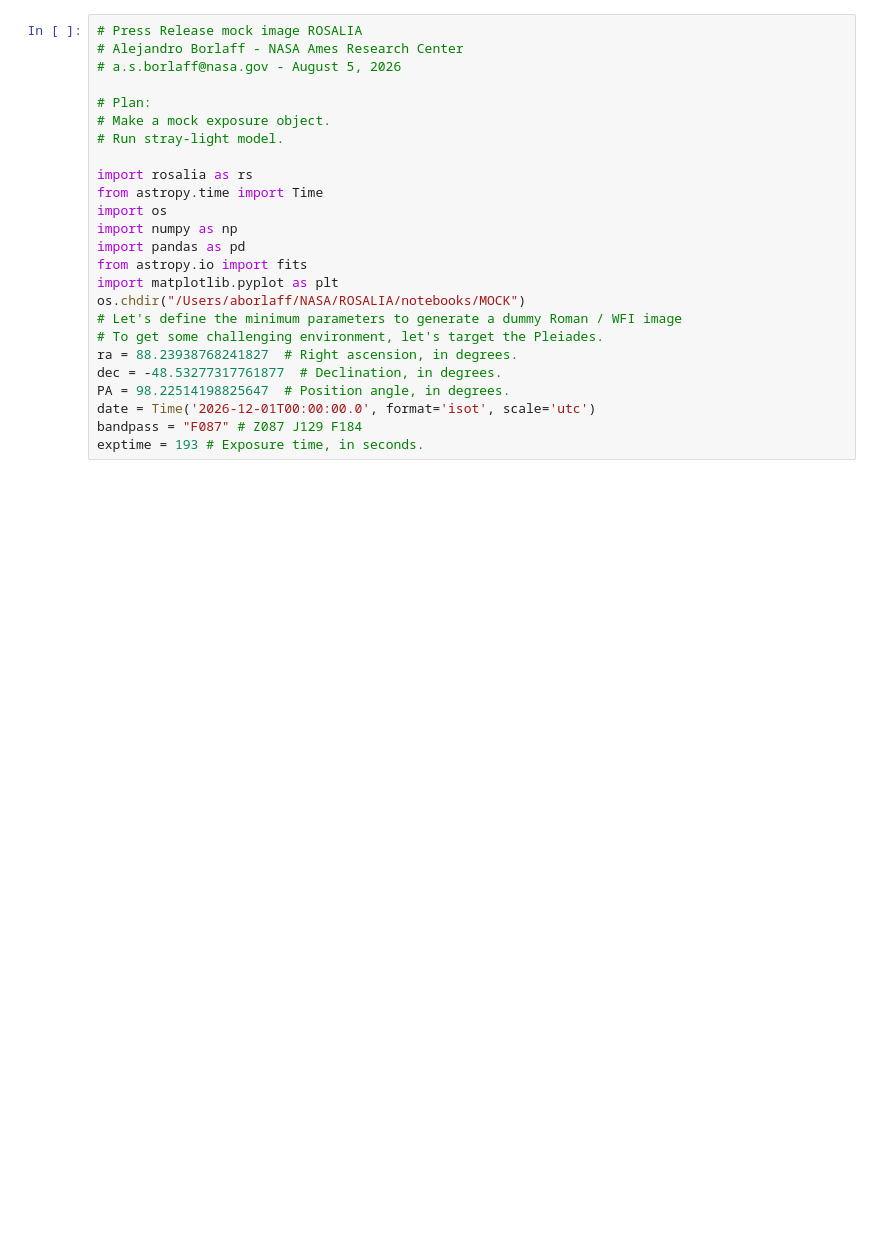
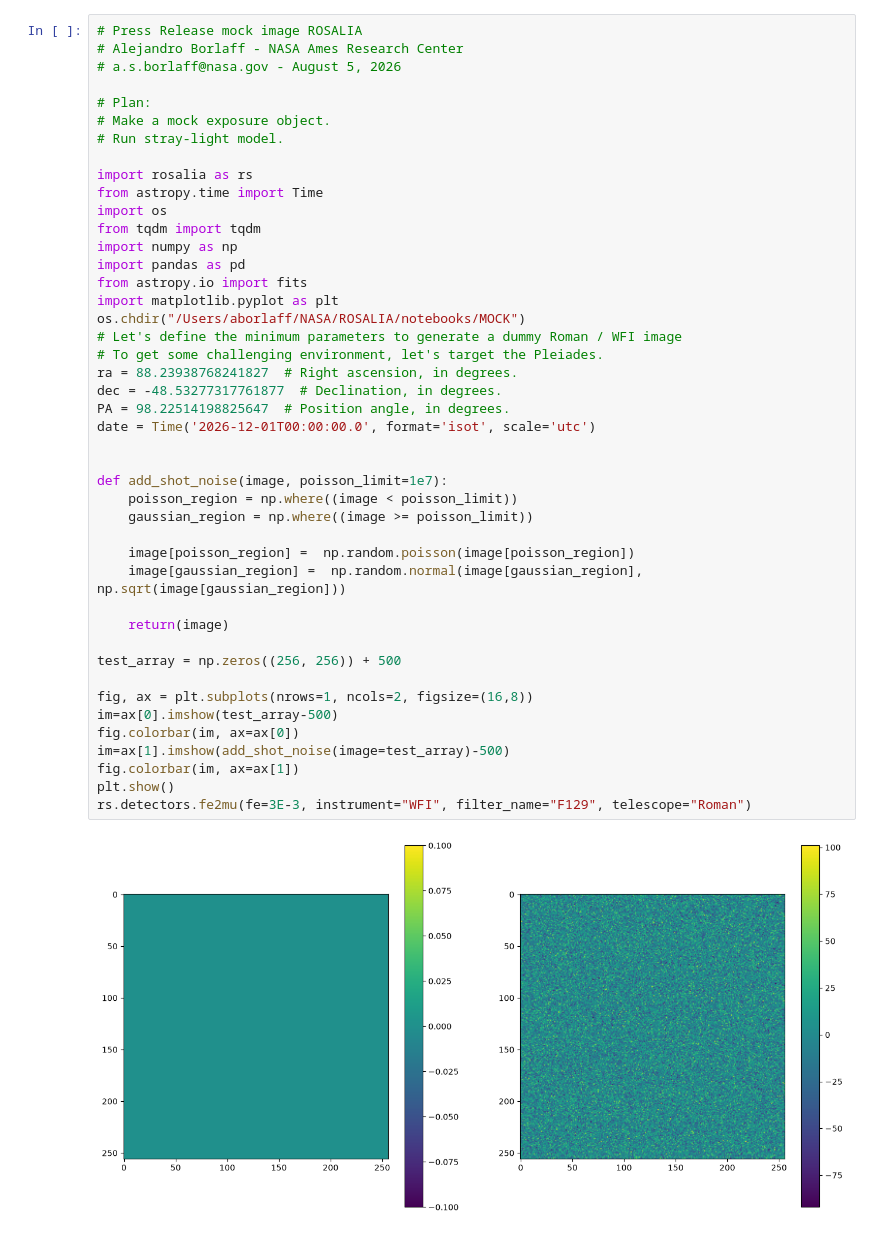
Before and after one commit to Borlaff/ROSALIA, a Jupyter notebook: notebooks/MOCK/P2_Press_exposures_with_noise.ipynb, the cells around one changed output. Cells and saved outputs as stored; diff of their text form; blank space fills up the shorter version.

```diff
--- a/notebooks/MOCK/P2_Press_exposures_with_noise.ipynb
+++ b/notebooks/MOCK/P2_Press_exposures_with_noise.ipynb
@@ -1,25 +1,46 @@
 # %%
 # Press Release mock image ROSALIA
 # Alejandro Borlaff - NASA Ames Research Center
 # a.s.borlaff@nasa.gov - August 5, 2026
 
 # Plan:
 # Make a mock exposure object.
 # Run stray-light model.
 
 import rosalia as rs
 from astropy.time import Time
 import os
+from tqdm import tqdm
 import numpy as np
 import pandas as pd
 from astropy.io import fits
 import matplotlib.pyplot as plt
 os.chdir("/Users/aborlaff/NASA/ROSALIA/notebooks/MOCK")
 # Let's define the minimum parameters to generate a dummy Roman / WFI image
 # To get some challenging environment, let's target the Pleiades.
 ra = 88.23938768241827  # Right ascension, in degrees.
 dec = -48.53277317761877  # Declination, in degrees.
 PA = 98.22514198825647  # Position angle, in degrees.
 date = Time('2026-12-01T00:00:00.0', format='isot', scale='utc')
-bandpass = "F087" # Z087 J129 F184
-exptime = 193 # Exposure time, in seconds.
+
+
+def add_shot_noise(image, poisson_limit=1e7):
+    poisson_region = np.where((image < poisson_limit))
+    gaussian_region = np.where((image >= poisson_limit))
+
+    image[poisson_region] =  np.random.poisson(image[poisson_region])
+    image[gaussian_region] =  np.random.normal(image[gaussian_region], np.sqrt(image[gaussian_region]))
+
+    return(image)
+
+test_array = np.zeros((256, 256)) + 500
+
+fig, ax = plt.subplots(nrows=1, ncols=2, figsize=(16,8))
+im=ax[0].imshow(test_array-500)
+fig.colorbar(im, ax=ax[0])
+im=ax[1].imshow(add_shot_noise(image=test_array)-500)
+fig.colorbar(im, ax=ax[1])
+plt.show()
+rs.detectors.fe2mu(fe=3E-3, instrument="WFI", filter_name="F129", telescope="Roman")
+# %% [output]
+[figure, added]
```
Also changed, not shown: parts of 17 cells of this notebook, 11 other files.
